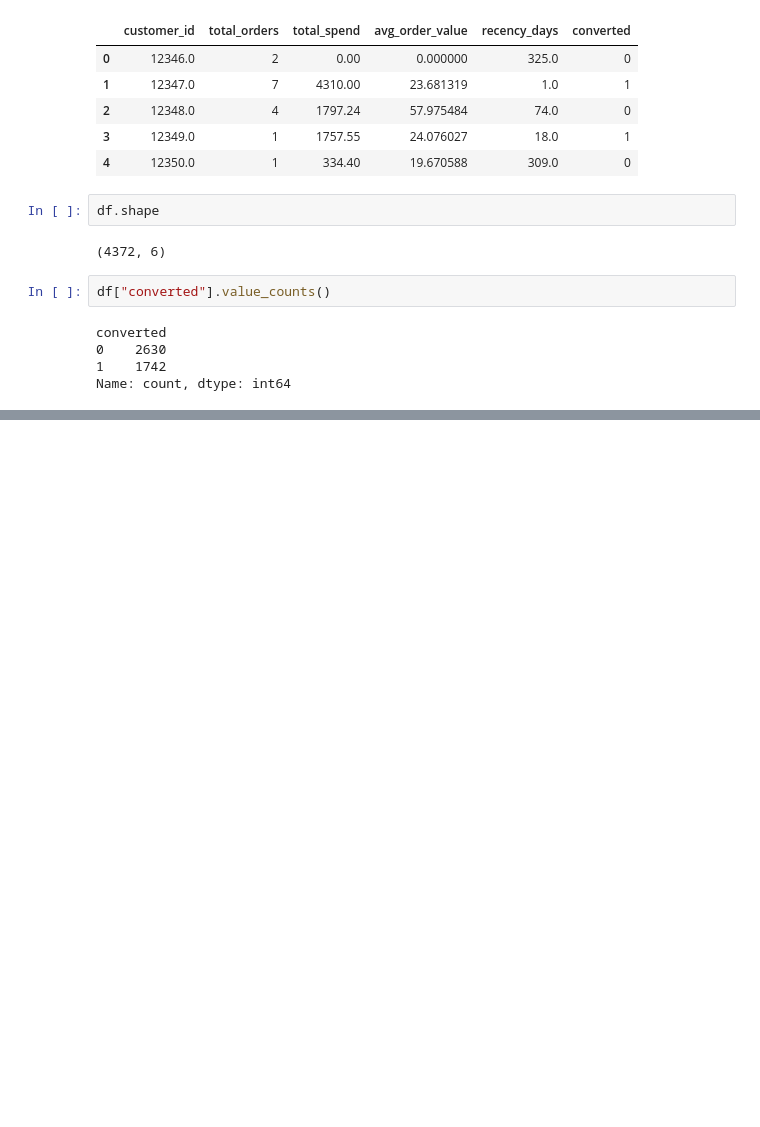
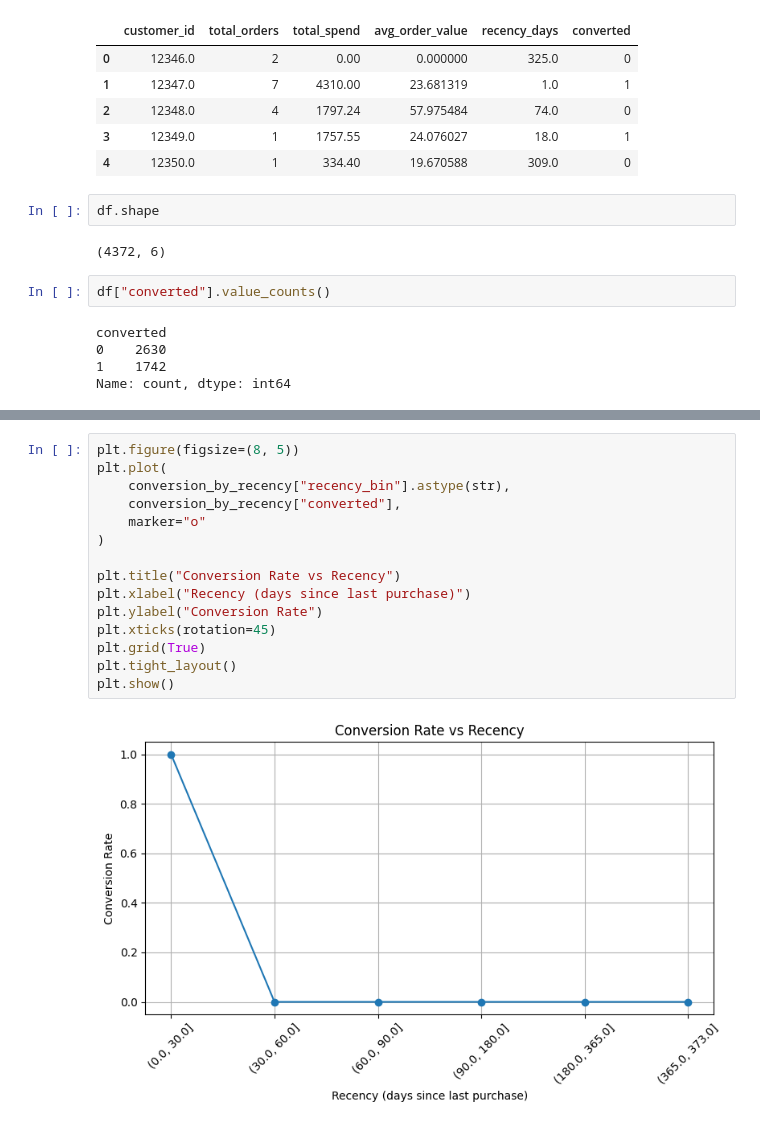
Before and after one commit to ritulchitra/customer-conversion-dbt-ml, a Jupyter notebook: ml/02_model_interpretation.ipynb, the cells around one changed output, grey strips where cells are left out. Saved outputs shown, nothing was run; the diff lists cells and outputs as text; blank space fills up the shorter version.

```diff
--- a/ml/02_model_interpretation.ipynb
+++ b/ml/02_model_interpretation.ipynb
@@ -51,0 +118,17 @@ df.columns
+# %%
+plt.figure(figsize=(8, 5))
+plt.plot(
+    conversion_by_recency["recency_bin"].astype(str),
+    conversion_by_recency["converted"],
+    marker="o"
+)
+
+plt.title("Conversion Rate vs Recency")
+plt.xlabel("Recency (days since last purchase)")
+plt.ylabel("Conversion Rate")
+plt.xticks(rotation=45)
+plt.grid(True)
+plt.tight_layout()
+plt.show()
+# %% [output]
+[figure, added]
```
Also changed, not shown: parts of 13 cells of this notebook, 16 other files.
